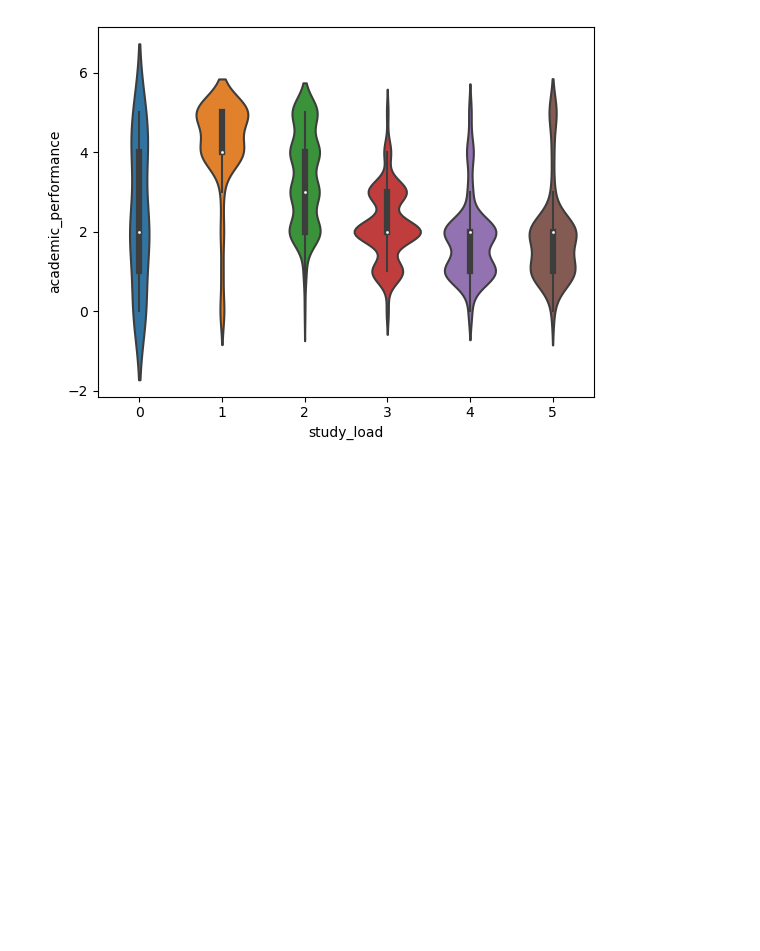
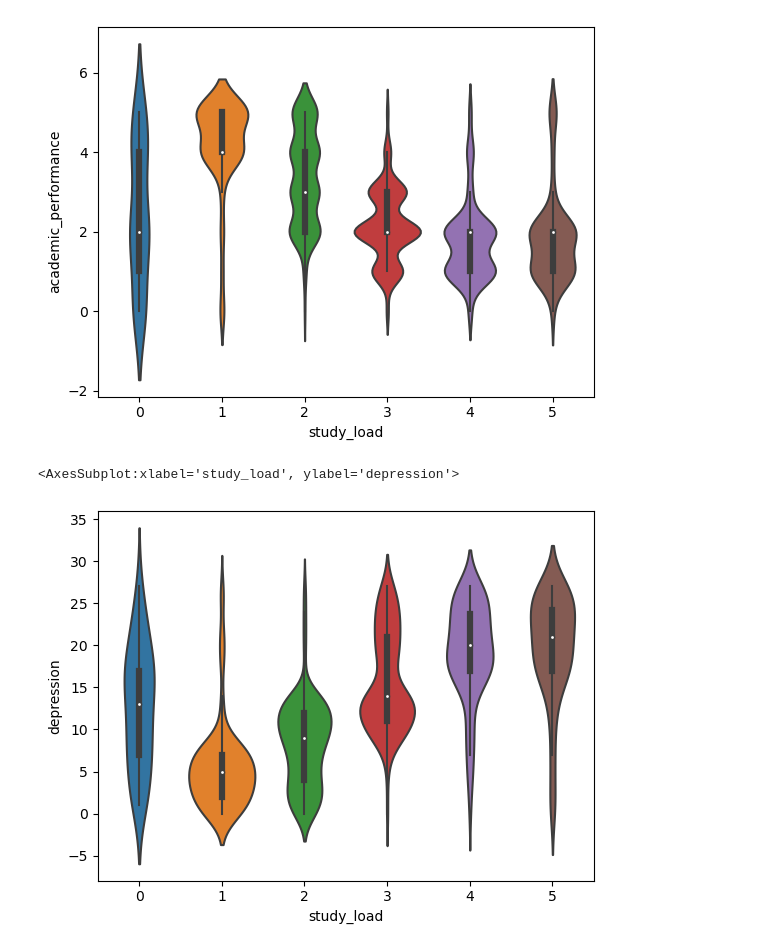
Before and after one commit to thewanndon/DataScience1, a Jupyter notebook: CodeTemplates/Project/Untitled1.ipynb, the cells around one changed output. Saved outputs shown, nothing was run; the diff lists cells and outputs as text; code cells hidden in the pictures; blank space fills up the shorter version.

```diff
--- a/CodeTemplates/Project/Untitled1.ipynb
+++ b/CodeTemplates/Project/Untitled1.ipynb
@@ -38,3 +38,8 @@ sns.violinplot(data=df, x="study_load", y="academic_performance")
 # %% [output]
 <AxesSubplot:xlabel='study_load', ylabel='academic_performance'>
 [figure]
+# %%
+sns.violinplot(data=df, x="study_load", y="depression")
+# %% [output]
+<AxesSubplot:xlabel='study_load', ylabel='depression'>
+[figure, added]
```
Also changed, not shown: parts of 5 cells of this notebook, 10 other files.
